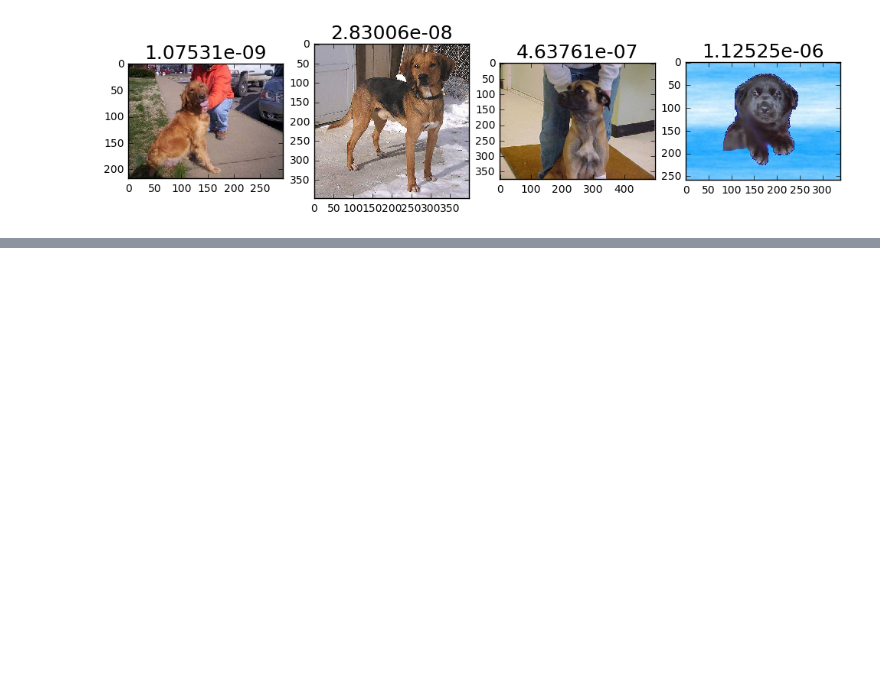
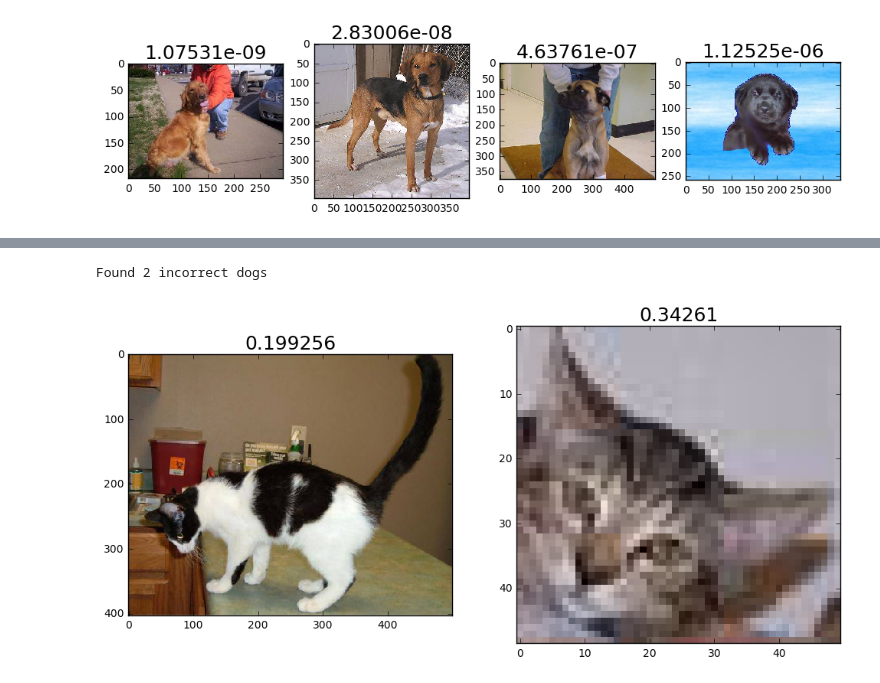
Before and after one commit to asunar/courses, a Jupyter notebook: deeplearning1/nbs/lesson1/redux.ipynb, the cells around one changed output, grey strips where cells are left out. Cells and saved outputs as stored; diff of their text form; code cells hidden in the pictures; blank space fills up the shorter version.

```diff
--- a/deeplearning1/nbs/lesson1/redux.ipynb
+++ b/deeplearning1/nbs/lesson1/redux.ipynb
@@ -384,0 +386,10 @@ if len(incorrect_cats):
+# %%
+#4b. The images we were most confident were dogs, but are actually cats
+incorrect_dogs = np.where((our_labels==1) & (our_labels!=expected_labels))[0]
+print "Found %d incorrect dogs" % len(incorrect_dogs)
+if len(incorrect_dogs):
+    most_incorrect_dogs = np.argsort(our_predictions[incorrect_dogs])[:n_view]
+    plots_idx(incorrect_dogs[most_incorrect_dogs], our_predictions[incorrect_dogs][most_incorrect_dogs])
+# %% [output]
+Found 2 incorrect dogs
+[figure, added]
```
Also changed, not shown: parts of 9 cells of this notebook.
